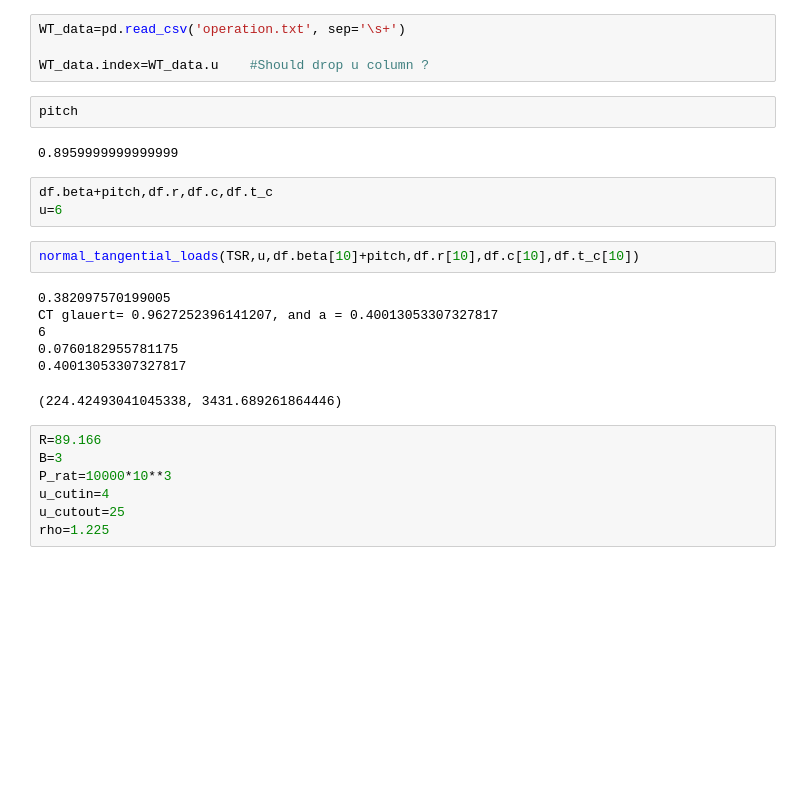
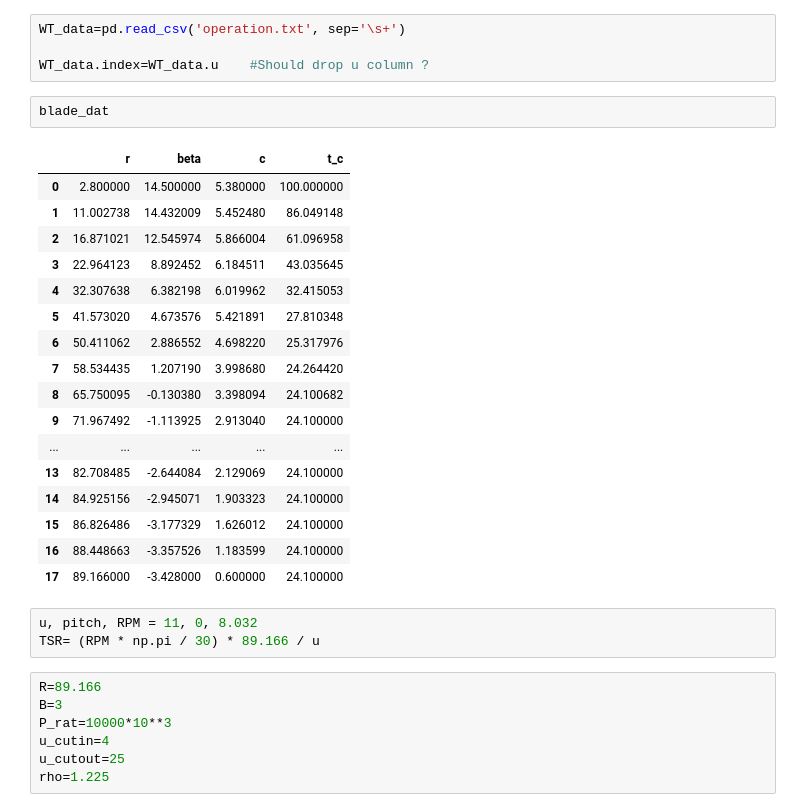
Before and after one commit to GonMazzini/pyloads, a Jupyter notebook: pyloads/Static loads and deflection.ipynb, the cells around one changed output. Cells and saved outputs as stored; diff of their text form; blank space fills up the shorter version.

```diff
--- a/pyloads/Static loads and deflection.ipynb
+++ b/pyloads/Static loads and deflection.ipynb
@@ -240,22 +251,29 @@ for key in af_dat:
 WT_data=pd.read_csv('operation.txt', sep='\s+')
 
 WT_data.index=WT_data.u    #Should drop u column ?
-# %%
-pitch
-# %% [output]
-0.8959999999999999
-# %%
-df.beta+pitch,df.r,df.c,df.t_c
-u=6
-# %%
-normal_tangential_loads(TSR,u,df.beta[10]+pitch,df.r[10],df.c[10],df.t_c[10])
-# %% [output]
-0.382097570199005
-CT glauert= 0.9627252396141207, and a = 0.40013053307327817
-6
-0.0760182955781175
-0.40013053307327817
-(224.42493041045338, 3431.689261864446)
+# %%
+blade_dat
+# %% [output]
+|  | r | beta | c | t_c |
+| 0 | 2.800000 | 14.500000 | 5.380000 | 100.000000 |
+| 1 | 11.002738 | 14.432009 | 5.452480 | 86.049148 |
+| 2 | 16.871021 | 12.545974 | 5.866004 | 61.096958 |
+| 3 | 22.964123 | 8.892452 | 6.184511 | 43.035645 |
+| 4 | 32.307638 | 6.382198 | 6.019962 | 32.415053 |
+| 5 | 41.573020 | 4.673576 | 5.421891 | 27.810348 |
+| 6 | 50.411062 | 2.886552 | 4.698220 | 25.317976 |
+| 7 | 58.534435 | 1.207190 | 3.998680 | 24.264420 |
+| 8 | 65.750095 | -0.130380 | 3.398094 | 24.100682 |
+| 9 | 71.967492 | -1.113925 | 2.913040 | 24.100000 |
+| ... | ... | ... | ... | ... |
+| 13 | 82.708485 | -2.644084 | 2.129069 | 24.100000 |
+| 14 | 84.925156 | -2.945071 | 1.903323 | 24.100000 |
+| 15 | 86.826486 | -3.177329 | 1.626012 | 24.100000 |
+| 16 | 88.448663 | -3.357526 | 1.183599 | 24.100000 |
+| 17 | 89.166000 | -3.428000 | 0.600000 | 24.100000 |
+# %%
+u, pitch, RPM = 11, 0, 8.032
+TSR= (RPM * np.pi / 30) * 89.166 / u
 # %%
 R=89.166
 B=3
```
Also changed, not shown: parts of 14 cells of this notebook, 1 other file.
